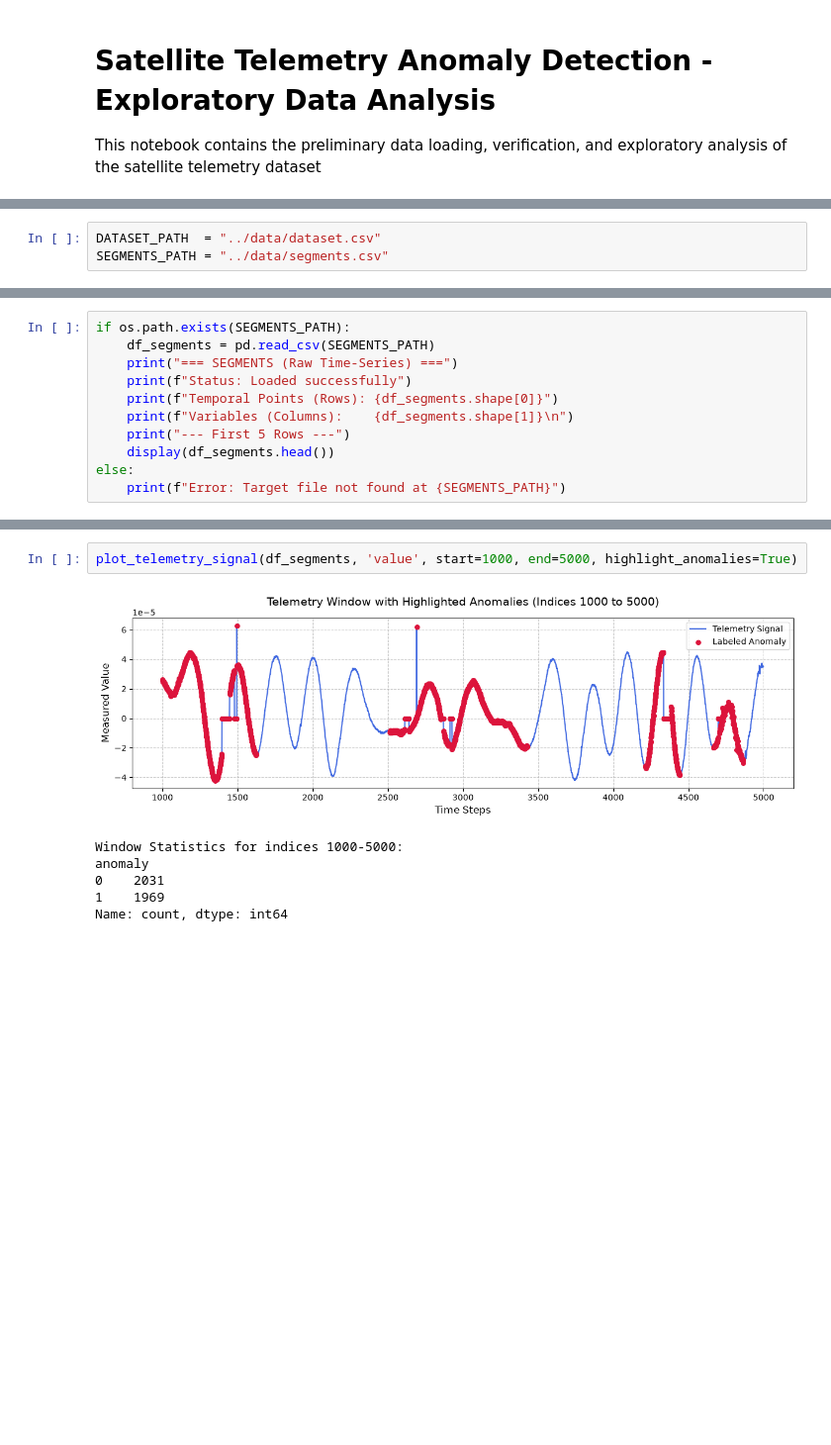
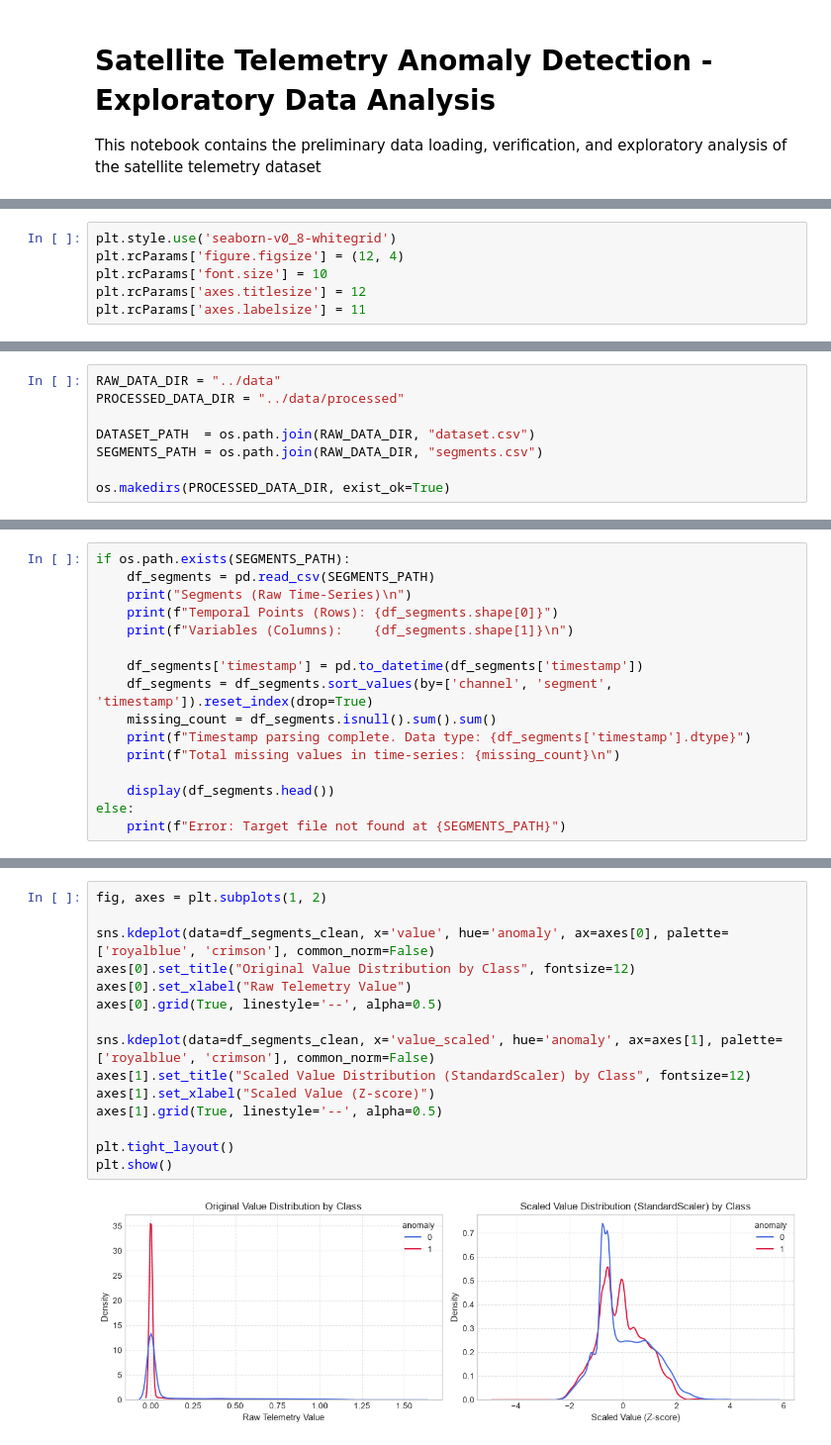
Before and after one commit to darioliotta/AD-Satellite-Telemetry, a Jupyter notebook: notebooks/exploratory_analysis.ipynb, the cells around one changed output, grey strips where cells are left out. Shown at 99% size. Saved outputs shown, nothing was run; the diff lists cells and outputs as text; blank space fills up the shorter version.

Commit message:
Exploratory Data Analysis complete

```diff
--- a/notebooks/exploratory_analysis.ipynb
+++ b/notebooks/exploratory_analysis.ipynb
@@ -12,0 +29,6 @@ import matplotlib.pyplot as plt
+# %%
+plt.style.use('seaborn-v0_8-whitegrid')
+plt.rcParams['figure.figsize'] = (12, 4)
+plt.rcParams['font.size'] = 10
+plt.rcParams['axes.titlesize'] = 12
+plt.rcParams['axes.labelsize'] = 11
@@ -13,5 +37,10 @@ import matplotlib.pyplot as plt
 # %%
-DATASET_PATH  = "../data/dataset.csv"
-SEGMENTS_PATH = "../data/segments.csv"
+RAW_DATA_DIR = "../data"
+PROCESSED_DATA_DIR = "../data/processed"
+
+DATASET_PATH  = os.path.join(RAW_DATA_DIR, "dataset.csv")
+SEGMENTS_PATH = os.path.join(RAW_DATA_DIR, "segments.csv")
+
+os.makedirs(PROCESSED_DATA_DIR, exist_ok=True)
 # %% [markdown]
 ## 2. Global Features Dataset Exploration
@@ -48,11 +75,16 @@ memory usage: 381.6 KB
 # %%
 if os.path.exists(SEGMENTS_PATH):
     df_segments = pd.read_csv(SEGMENTS_PATH)
-    print("=== SEGMENTS (Raw Time-Series) ===")
-    print(f"Status: Loaded successfully")
+    print("Segments (Raw Time-Series)\n")
     print(f"Temporal Points (Rows): {df_segments.shape[0]}")
     print(f"Variables (Columns):    {df_segments.shape[1]}\n")
-    print("--- First 5 Rows ---")
+
+    df_segments['timestamp'] = pd.to_datetime(df_segments['timestamp'])
+    df_segments = df_segments.sort_values(by=['channel', 'segment', 'timestamp']).reset_index(drop=True)
+    missing_count = df_segments.isnull().sum().sum()
+    print(f"Timestamp parsing complete. Data type: {df_segments['timestamp'].dtype}")
+    print(f"Total missing values in time-series: {missing_count}\n")
+
     display(df_segments.head())
 else:
     print(f"Error: Target file not found at {SEGMENTS_PATH}")
@@ -218,9 +397,17 @@ def plot_telemetry_signal(df, column, target_col='anomaly', start=0, end=500, hi
 # %%
-plot_telemetry_signal(df_segments, 'value', start=1000, end=5000, highlight_anomalies=True)
+fig, axes = plt.subplots(1, 2)
+
+sns.kdeplot(data=df_segments_clean, x='value', hue='anomaly', ax=axes[0], palette=['royalblue', 'crimson'], common_norm=False)
+axes[0].set_title("Original Value Distribution by Class", fontsize=12)
+axes[0].set_xlabel("Raw Telemetry Value")
+axes[0].grid(True, linestyle='--', alpha=0.5)
+
+sns.kdeplot(data=df_segments_clean, x='value_scaled', hue='anomaly', ax=axes[1], palette=['royalblue', 'crimson'], common_norm=False)
+axes[1].set_title("Scaled Value Distribution (StandardScaler) by Class", fontsize=12)
+axes[1].set_xlabel("Scaled Value (Z-score)")
+axes[1].grid(True, linestyle='--', alpha=0.5)
+
+plt.tight_layout()
+plt.show()
 # %% [output]
-[figure, old version]
+[figure, new version]
-Window Statistics for indices 1000-5000:
-anomaly
-0    2031
-1    1969
-Name: count, dtype: int64
```
Also changed, not shown: parts of 35 cells of this notebook, 5 other files.
